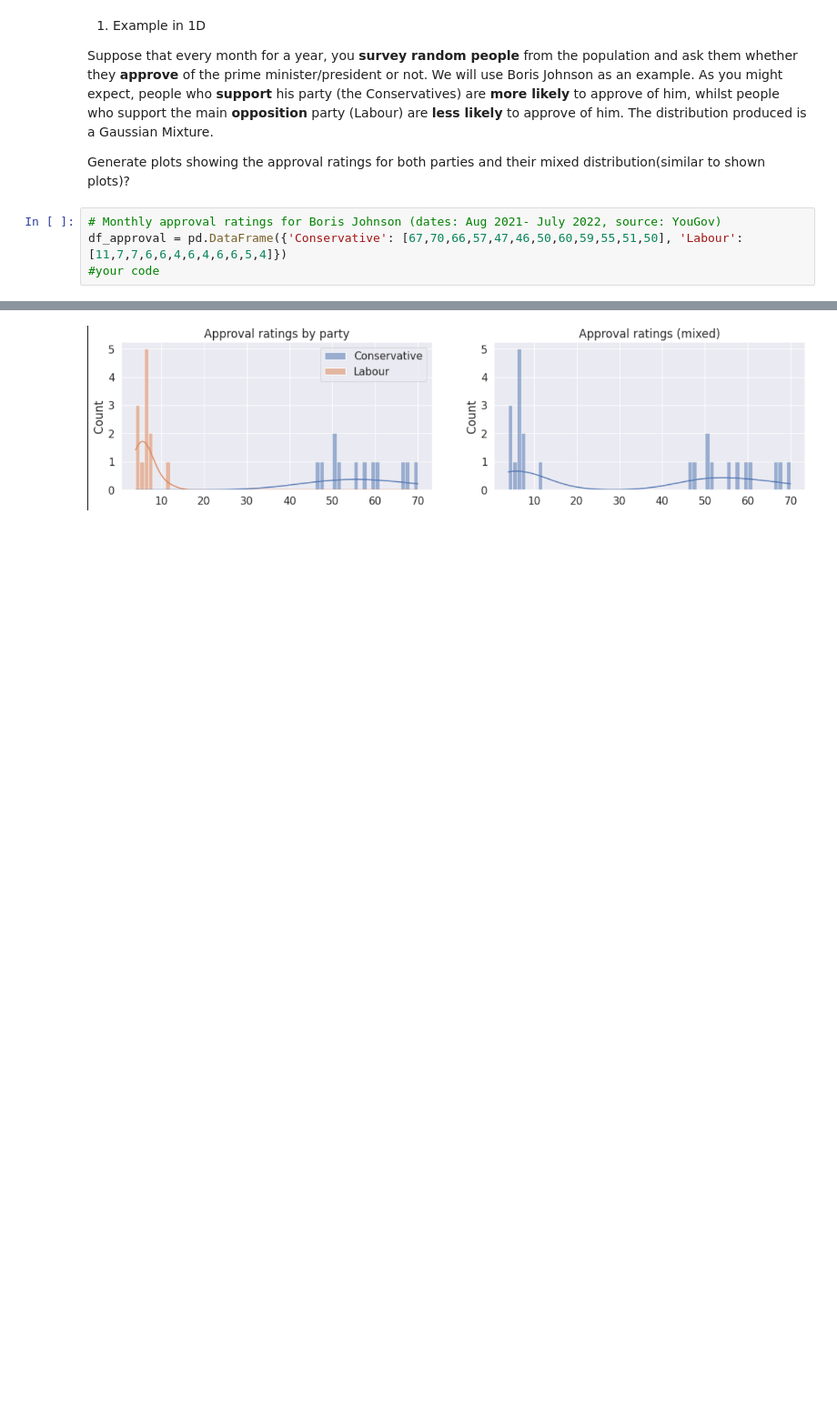
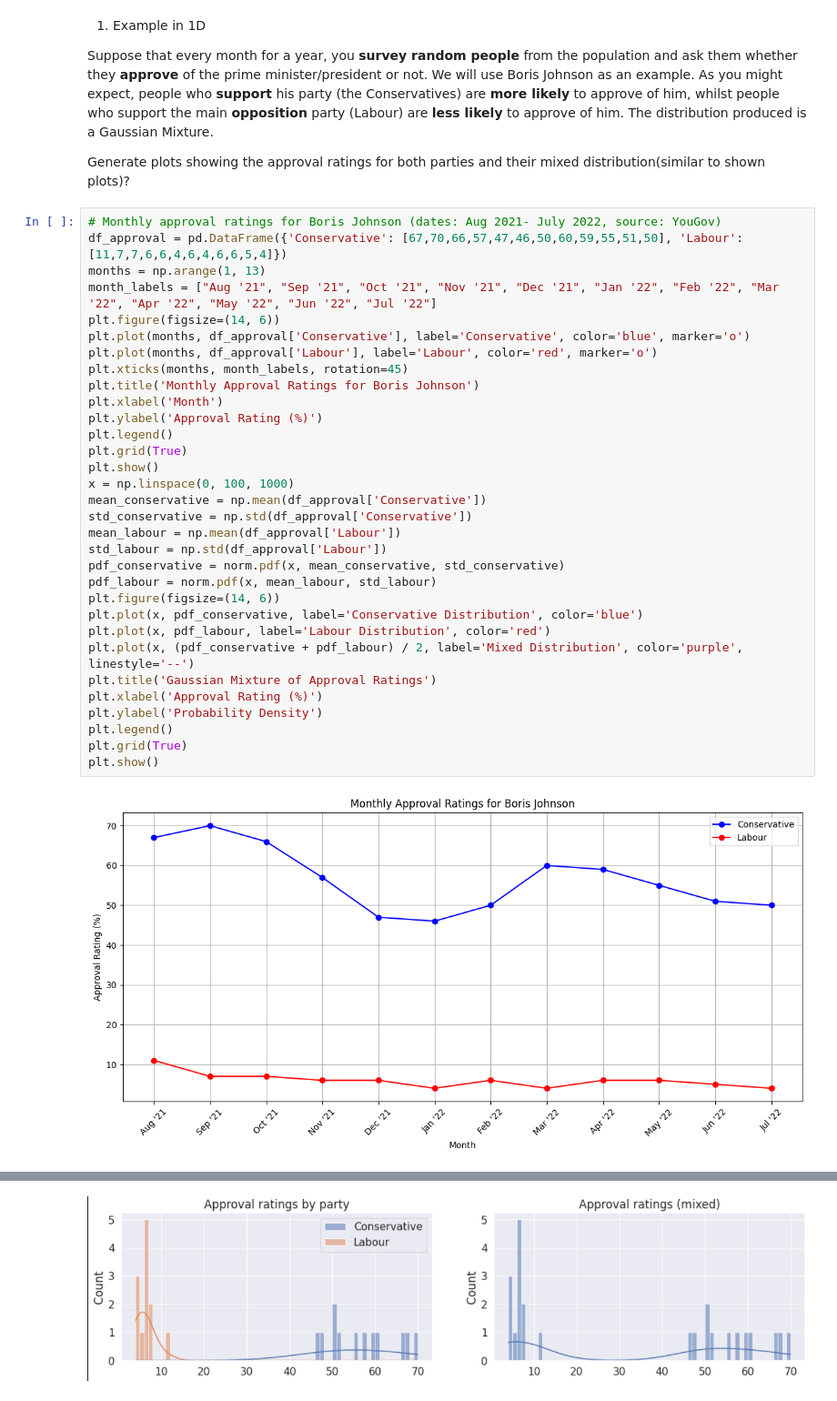
Before and after one commit to AKooshan82/Machine_Learning_14031, a Jupyter notebook: HW2/HW2-ML.ipynb, the cells around one changed output, grey strips where cells are left out. Shown at 91% size. Cells and saved outputs as stored; diff of their text form; blank space fills up the shorter version.

```diff
--- a/HW2/HW2-ML.ipynb
+++ b/HW2/HW2-ML.ipynb
@@ -119,7 +122,37 @@ This is used when you need to **compare several posterior distributions** and ch
 Suppose that every month for a year, you **survey random people** from the population and ask them whether they **approve** of the prime minister/president or not. We will use Boris Johnson as an example. As you might expect, people who **support** his party (the Conservatives) are **more likely** to approve of him, whilst people who support the main **opposition** party (Labour) are **less likely** to approve of him. The distribution produced is a Gaussian Mixture.
 
 Generate plots showing the approval ratings for both parties and their mixed distribution(similar to shown plots)?
-# %%
-# Monthly approval ratings for Boris Johnson (dates: Aug 2021- July 2022, source: YouGov)
-df_approval = pd.DataFrame({'Conservative': [67,70,66,57,47,46,50,60,59,55,51,50], 'Labour': [11,7,7,6,6,4,6,4,6,6,5,4]})
-#your code
+# %%
+# Monthly approval ratings for Boris Johnson (dates: Aug 2021- July 2022, source: YouGov)
+df_approval = pd.DataFrame({'Conservative': [67,70,66,57,47,46,50,60,59,55,51,50], 'Labour': [11,7,7,6,6,4,6,4,6,6,5,4]})
+months = np.arange(1, 13)
+month_labels = ["Aug '21", "Sep '21", "Oct '21", "Nov '21", "Dec '21", "Jan '22", "Feb '22", "Mar '22", "Apr '22", "May '22", "Jun '22", "Jul '22"]
+plt.figure(figsize=(14, 6))
+plt.plot(months, df_approval['Conservative'], label='Conservative', color='blue', marker='o')
+plt.plot(months, df_approval['Labour'], label='Labour', color='red', marker='o')
+plt.xticks(months, month_labels, rotation=45)
+plt.title('Monthly Approval Ratings for Boris Johnson')
+plt.xlabel('Month')
+plt.ylabel('Approval Rating (%)')
+plt.legend()
+plt.grid(True)
+plt.show()
+x = np.linspace(0, 100, 1000)
+mean_conservative = np.mean(df_approval['Conservative'])
+std_conservative = np.std(df_approval['Conservative'])
+mean_labour = np.mean(df_approval['Labour'])
+std_labour = np.std(df_approval['Labour'])
+pdf_conservative = norm.pdf(x, mean_conservative, std_conservative)
+pdf_labour = norm.pdf(x, mean_labour, std_labour)
+plt.figure(figsize=(14, 6))
+plt.plot(x, pdf_conservative, label='Conservative Distribution', color='blue')
+plt.plot(x, pdf_labour, label='Labour Distribution', color='red')
+plt.plot(x, (pdf_conservative + pdf_labour) / 2, label='Mixed Distribution', color='purple', linestyle='--')
+plt.title('Gaussian Mixture of Approval Ratings')
+plt.xlabel('Approval Rating (%)')
+plt.ylabel('Probability Density')
+plt.legend()
+plt.grid(True)
+plt.show()
+# %% [output]
+[figure, added]
```
Also changed, not shown: parts of 18 cells of this notebook.
